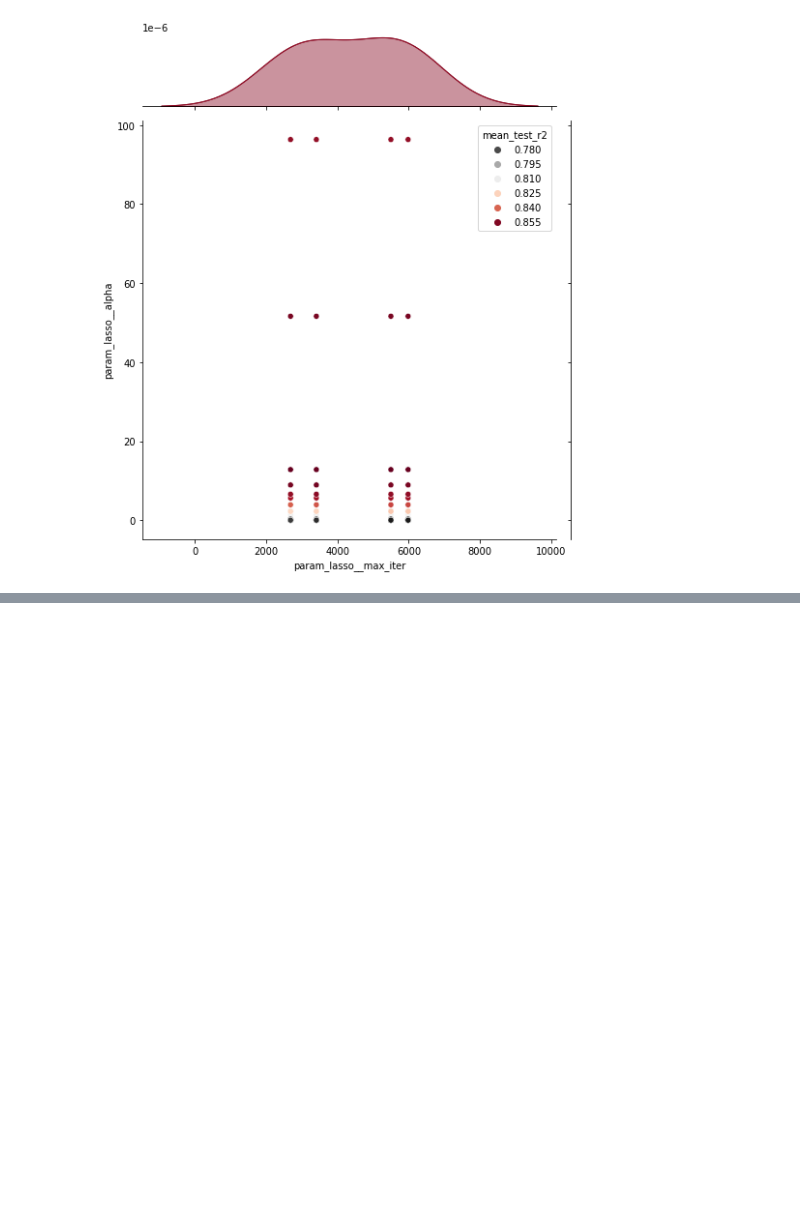
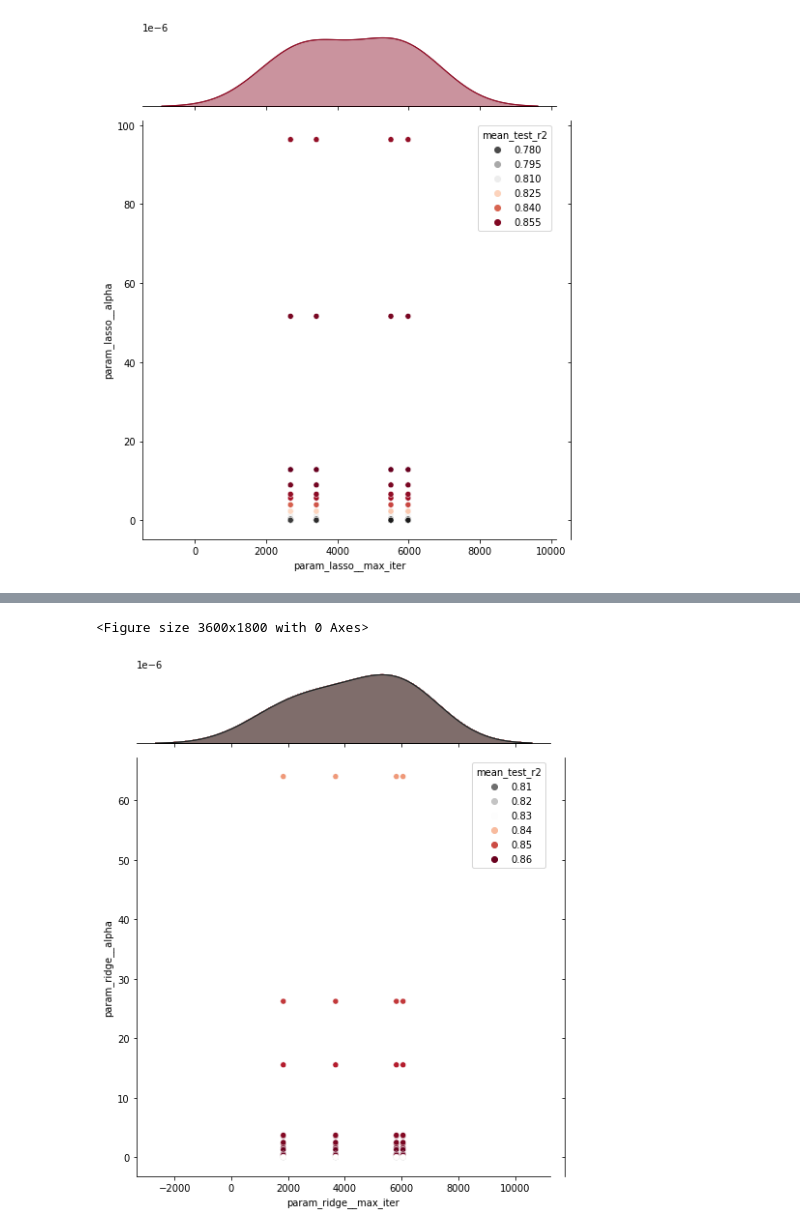
Before and after one commit to ashen007/HousePricePrediction, a Jupyter notebook: model/model tuning performance.ipynb, the cells around one changed output, grey strips where cells are left out. Saved outputs shown, nothing was run; the diff lists cells and outputs as text; code cells hidden in the pictures; blank space fills up the shorter version.

```diff
--- a/model/model tuning performance.ipynb
+++ b/model/model tuning performance.ipynb
@@ -57,0 +92,14 @@ plt.show()
+# %%
+plt.figure(figsize=[12, 6], dpi=300)
+sns.jointplot(x='param_ridge__max_iter',
+              y='param_ridge__alpha',
+              hue='mean_test_r2',
+              data=ridge[ridge['param_ridge__alpha'] <= 100],
+              kind='scatter',
+              palette='RdGy_r',
+              height=8)
+plt.savefig('graphs/ridge.png')
+plt.show()
+# %% [output]
+<Figure size 3600x1800 with 0 Axes>
+[figure, added]
```
Also changed, not shown: parts of 4 cells of this notebook, 3 other files.
